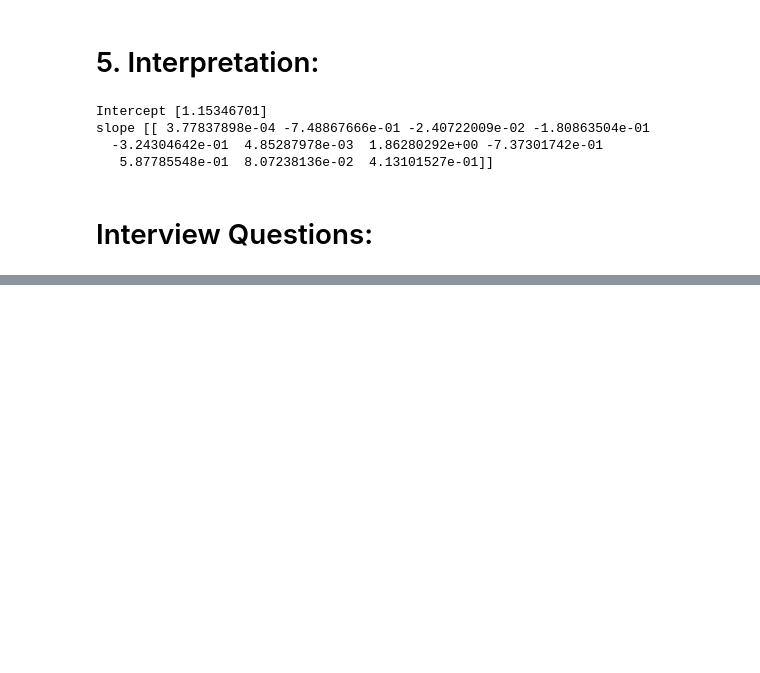
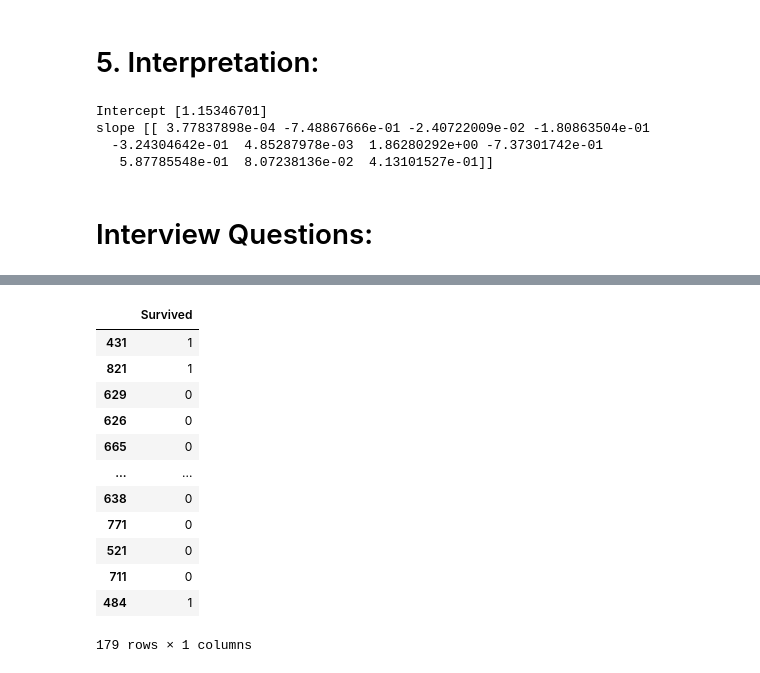
Before and after one commit to gauri-a11/ExcelR-Data-Science-Assignments, a Jupyter notebook: Logistic Regression/Logistic Regression(ASSIGNMENT 7).ipynb, the cells around one changed output, grey strips where cells are left out. Drawn from its saved outputs; the diff is of its cells as text; code cells hidden in the pictures; blank space fills up the shorter version.

```diff
--- a/Logistic Regression/Logistic Regression(ASSIGNMENT 7).ipynb
+++ b/Logistic Regression/Logistic Regression(ASSIGNMENT 7).ipynb
@@ -442,0 +473,16 @@ slope [[ 3.77837898e-04 -7.48867666e-01 -2.40722009e-02 -1.80863504e-01
+# %%
+y_test
+# %% [output]
+|  | Survived |
+| 431 | 1 |
+| 821 | 1 |
+| 629 | 0 |
+| 626 | 0 |
+| 665 | 0 |
+| ... | ... |
+| 638 | 0 |
+| 771 | 0 |
+| 521 | 0 |
+| 711 | 0 |
+| 484 | 1 |
+179 rows × 1 columns
```
Also changed, not shown: parts of 4 cells of this notebook, 3 other files.
